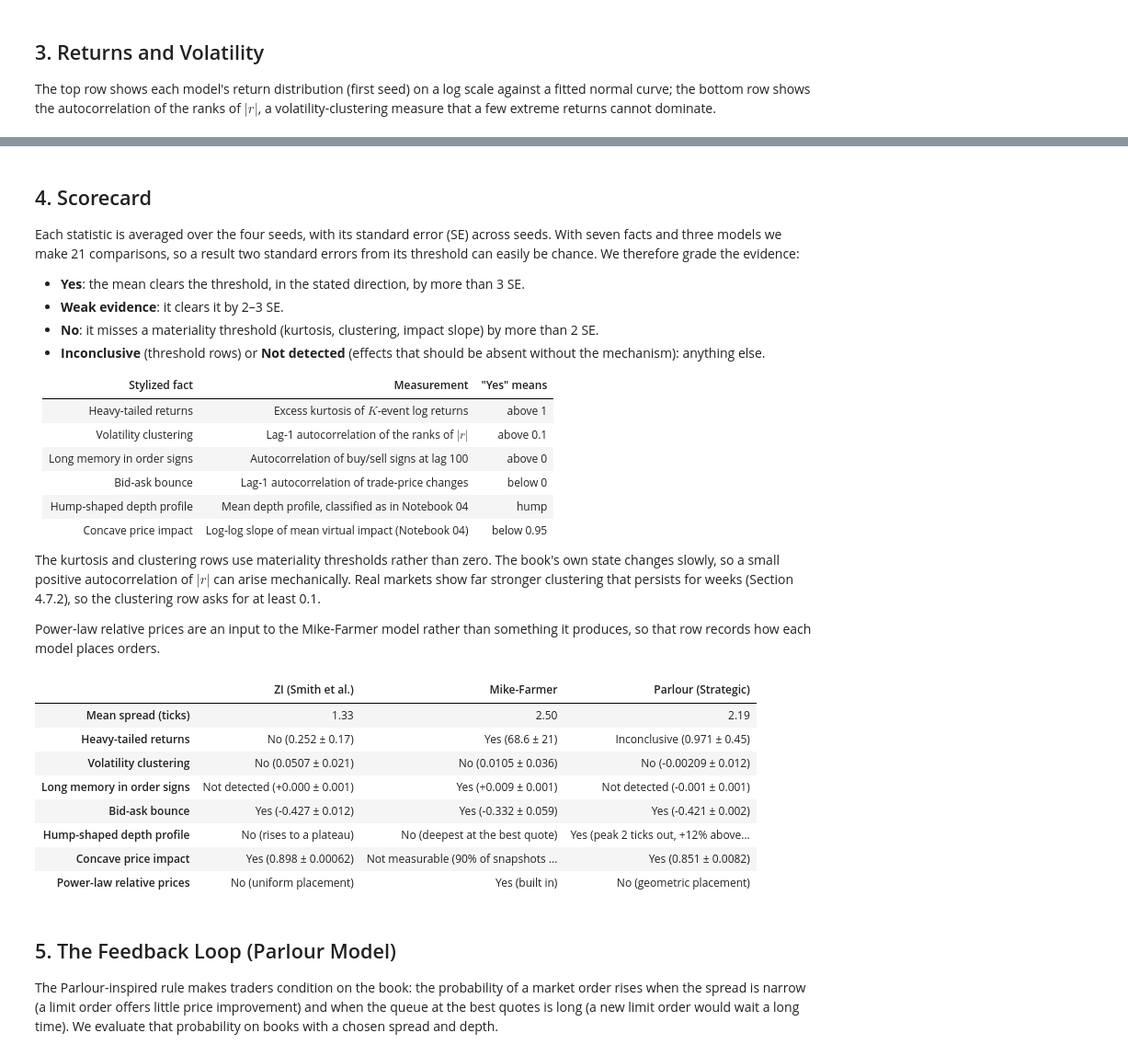
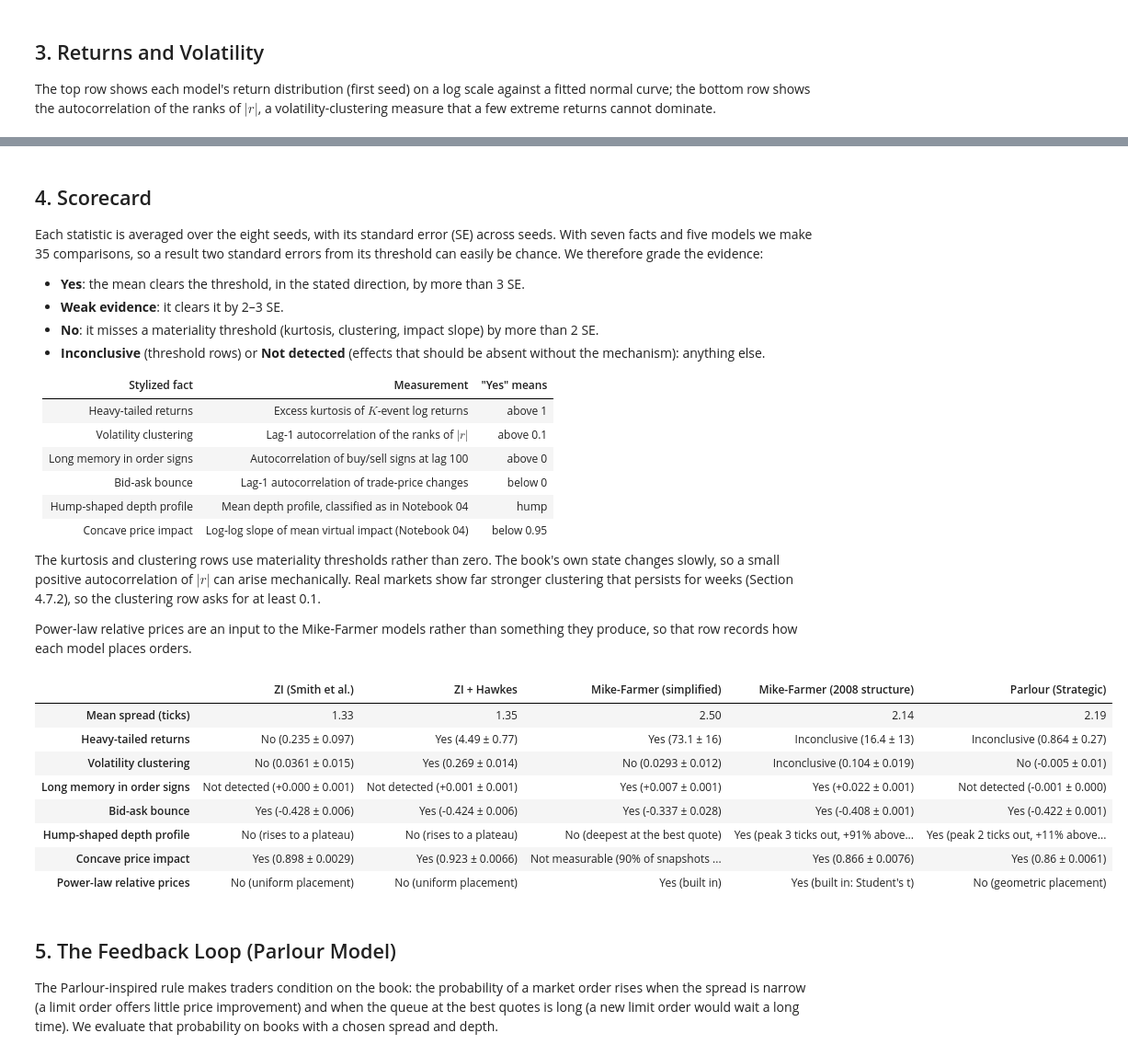
Before and after one commit to mengrenman/quant-trading-lab, a Jupyter notebook: notebooks/05_agent_based_models.ipynb, the cells around one changed output, grey strips where cells are left out. Shown at 92% size. Cells and saved outputs as stored; diff of their text form; code cells hidden in the pictures.

```diff
--- a/notebooks/05_agent_based_models.ipynb
+++ b/notebooks/05_agent_based_models.ipynb
@@ -62,13 +78,14 @@ def measure(make_model, seed):
 
     returns = event_time_returns(valid['mid_price'], K)
     signs = np.where(df.loc[df['event_type'] != 'cancel', 'side'] == 'bid', 1.0, -1.0)
-    trades = df[(df['event_type'] == 'market') & (df['n_fills'] > 0)]
-    trade_prices = np.array([prices[-1] for prices in trades['fill_prices']], dtype=float)
+    # The price of each aggressive order's last fill, from the per-fill trade log.
+    trade_prices = sim.trades.groupby('taker_order_id', sort=False)['price'].last().to_numpy(dtype=float)
     _, bid_depth, ask_depth = mean_depth_profile(sim.snapshots, n_ticks=20)
     impact_sizes, impact = mean_virtual_impact(sim.snapshots, np.arange(1, 61))
+    step = max(1, len(valid) // 3000)
 
     return {
-        'df': df if seed == SEEDS[0] else None,  # keep one event log for plots
+        'price_path': (valid['time'].to_numpy()[::step], valid['mid_price'].to_numpy()[::step]),
         'returns': returns,
         'mean_spread': valid['spread'].mean(),
         'kurtosis': stats.kurtosis(returns),
@@ -82,9 +99,11 @@ def measure(make_model, seed):
     }
 
 
-results = {name: [measure(make, seed) for seed in SEEDS] for name, make in MODELS.items()}
+tasks = [(name, seed) for name in MODELS for seed in SEEDS]
+runs = Parallel(n_jobs=N_JOBS)(delayed(measure)(MODELS[name], seed) for name, seed in tasks)
+results = {name: [run for (n, _), run in zip(tasks, runs, strict=True) if n == name] for name in MODELS}
 
 for name, runs in results.items():
-    print(f"{name:20s} mean spread {np.mean([r['mean_spread'] for r in runs]):.2f} ticks; "
+    print(f"{name:28s} mean spread {np.mean([r['mean_spread'] for r in runs]):.2f} ticks; "
           f"{len(runs[0]['returns'])} returns per seed, {np.mean([r['zero_returns'] for r in runs]):.0%} of them zero")
 # %% [output]
@@ -94,11 +115,10 @@ Parlour (Strategic)  mean spread 2.19 ticks; 399 returns per seed, 4% of them ze
 # %% [markdown]
 ## 2. Price Series
 # %%
-fig, axes = plt.subplots(3, 1, figsize=(14, 10))
+fig, axes = plt.subplots(len(MODELS), 1, figsize=(14, 3 * len(MODELS)))
 for ax, (name, runs) in zip(axes, results.items(), strict=True):
-    v = runs[0]['df'].dropna(subset=['mid_price'])
-    step = max(1, len(v) // 3000)
-    ax.plot(v['time'].values[::step], v['mid_price'].values[::step], linewidth=0.6)
+    times, mids = runs[0]['price_path']
+    ax.plot(times, mids, linewidth=0.6)
     ax.set_title(f'{name}: Mid-Price (seed {SEEDS[0]})')
     ax.set_ylabel('Price (ticks)')
 axes[-1].set_xlabel('Time')
@@ -111,7 +131,7 @@ plt.show()
 
 The top row shows each model's return distribution (first seed) on a log scale against a fitted normal curve; the bottom row shows the autocorrelation of the ranks of $|r|$, a volatility-clustering measure that a few extreme returns cannot dominate.
 # %%
-fig, axes = plt.subplots(2, 3, figsize=(18, 9))
+fig, axes = plt.subplots(2, len(MODELS), figsize=(5.5 * len(MODELS), 9))
 for j, (name, runs) in enumerate(results.items()):
     r = runs[0]['returns']
     plot_return_distribution(r, n_bins=60, ax=axes[0, j])
@@ -124,7 +144,7 @@ plt.show()
 # %% [markdown]
 ## 4. Scorecard
 
-Each statistic is averaged over the four seeds, with its standard error (SE) across seeds. With seven facts and three models we make 21 comparisons, so a result two standard errors from its threshold can easily be chance. We therefore grade the evidence:
+Each statistic is averaged over the eight seeds, with its standard error (SE) across seeds. With seven facts and five models we make 35 comparisons, so a result two standard errors from its threshold can easily be chance. We therefore grade the evidence:
 
 - **Yes**: the mean clears the threshold, in the stated direction, by more than 3 SE.
 - **Weak evidence**: it clears it by 2–3 SE.
@@ -142,7 +162,7 @@ Each statistic is averaged over the four seeds, with its standard error (SE) acr
 
 The kurtosis and clustering rows use materiality thresholds rather than zero. The book's own state changes slowly, so a small positive autocorrelation of $|r|$ can arise mechanically. Real markets show far stronger clustering that persists for weeks (Section 4.7.2), so the clustering row asks for at least 0.1.
 
-Power-law relative prices are an input to the Mike-Farmer model rather than something it produces, so that row records how each model places orders.
+Power-law relative prices are an input to the Mike-Farmer models rather than something they produce, so that row records how each model places orders.
 # %%
 def mean_se(values):
     values = np.asarray(values, dtype=float)
@@ -180,43 +200,45 @@ def hump_verdict(runs):
 
 
 def impact_verdict(runs):
     covered = min(len(r['impact_sizes']) for r in runs)
     if covered < 5:
         return f"Not measurable (90% of snapshots absorb only {covered} lot{'s' if covered != 1 else ''})"
     slopes = [fit_loglog_slope(r['impact_sizes'], r['impact']) for r in runs]
     return threshold_verdict(slopes, 0.95, above=False)
 
 
 placement = {
     'ZI (Smith et al.)': 'No (uniform placement)',
-    'Mike-Farmer': 'Yes (built in)',
+    'ZI + Hawkes': 'No (uniform placement)',
+    'Mike-Farmer (simplified)': 'Yes (built in)',
+    'Mike-Farmer (2008 structure)': "Yes (built in: Student's t)",
     'Parlour (Strategic)': 'No (geometric placement)',
 }
 
 scorecard = pd.DataFrame({
     name: {
         'Mean spread (ticks)': f"{mean_se([r['mean_spread'] for r in runs])[0]:.2f}",
         'Heavy-tailed returns': threshold_verdict([r['kurtosis'] for r in runs], 1.0),
         'Volatility clustering': threshold_verdict([r['rank_acf_lag1'] for r in runs], 0.1),
         'Long memory in order signs': effect_verdict([r['sign_acf_lag100'] for r in runs]),
         'Bid-ask bounce': effect_verdict([r['bounce_acf_lag1'] for r in runs], positive=False),
         'Hump-shaped depth profile': hump_verdict(runs),
         'Concave price impact': impact_verdict(runs),
         'Power-law relative prices': placement[name],
     }
     for name, runs in results.items()
 })
 display(scorecard)
 # %% [output]
-|  | ZI (Smith et al.) | Mike-Farmer | Parlour (Strategic) |
-| Mean spread (ticks) | 1.33 | 2.50 | 2.19 |
-| Heavy-tailed returns | No (0.252 ± 0.17) | Yes (68.6 ± 21) | Inconclusive (0.971 ± 0.45) |
-| Volatility clustering | No (0.0507 ± 0.021) | No (0.0105 ± 0.036) | No (-0.00209 ± 0.012) |
-| Long memory in order signs | Not detected (+0.000 ± 0.001) | Yes (+0.009 ± 0.001) | Not detected (-0.001 ± 0.001) |
-| Bid-ask bounce | Yes (-0.427 ± 0.012) | Yes (-0.332 ± 0.059) | Yes (-0.421 ± 0.002) |
-| Hump-shaped depth profile | No (rises to a plateau) | No (deepest at the best quote) | Yes (peak 2 ticks out, +12% above... |
-| Concave price impact | Yes (0.898 ± 0.00062) | Not measurable (90% of snapshots ... | Yes (0.851 ± 0.0082) |
-| Power-law relative prices | No (uniform placement) | Yes (built in) | No (geometric placement) |
+|  | ZI (Smith et al.) | ZI + Hawkes | Mike-Farmer (simplified) | Mike-Farmer (2008 structure) | Parlour (Strategic) |
+| Mean spread (ticks) | 1.33 | 1.35 | 2.50 | 2.14 | 2.19 |
+| Heavy-tailed returns | No (0.235 ± 0.097) | Yes (4.49 ± 0.77) | Yes (73.1 ± 16) | Inconclusive (16.4 ± 13) | Inconclusive (0.864 ± 0.27) |
+| Volatility clustering | No (0.0361 ± 0.015) | Yes (0.269 ± 0.014) | No (0.0293 ± 0.012) | Inconclusive (0.104 ± 0.019) | No (-0.005 ± 0.01) |
+| Long memory in order signs | Not detected (+0.000 ± 0.001) | Not detected (+0.001 ± 0.001) | Yes (+0.007 ± 0.001) | Yes (+0.022 ± 0.001) | Not detected (-0.001 ± 0.000) |
+| Bid-ask bounce | Yes (-0.428 ± 0.006) | Yes (-0.424 ± 0.006) | Yes (-0.337 ± 0.028) | Yes (-0.408 ± 0.001) | Yes (-0.422 ± 0.001) |
+| Hump-shaped depth profile | No (rises to a plateau) | No (rises to a plateau) | No (deepest at the best quote) | Yes (peak 3 ticks out, +91% above... | Yes (peak 2 ticks out, +11% above... |
+| Concave price impact | Yes (0.898 ± 0.0029) | Yes (0.923 ± 0.0066) | Not measurable (90% of snapshots ... | Yes (0.866 ± 0.0076) | Yes (0.86 ± 0.0061) |
+| Power-law relative prices | No (uniform placement) | No (uniform placement) | Yes (built in) | Yes (built in: Student's t) | No (geometric placement) |
 # %% [markdown]
 ## 5. The Feedback Loop (Parlour Model)
 
```
Also changed, not shown: parts of 8 cells of this notebook, 2 other files.
